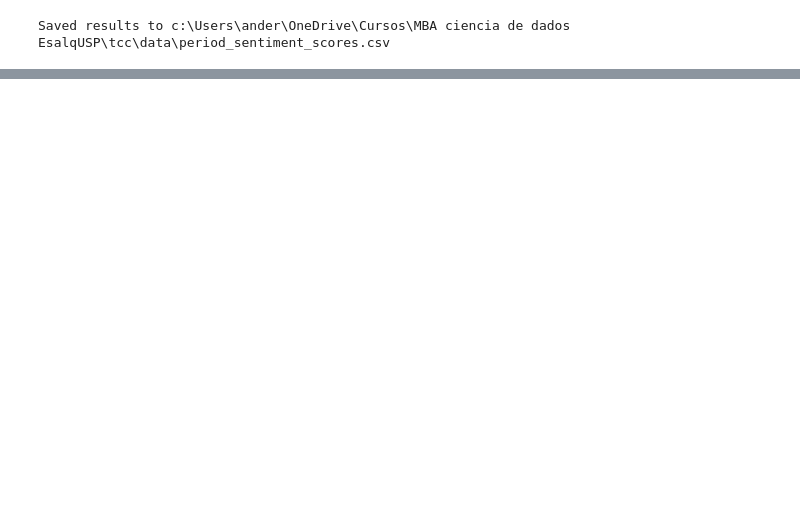
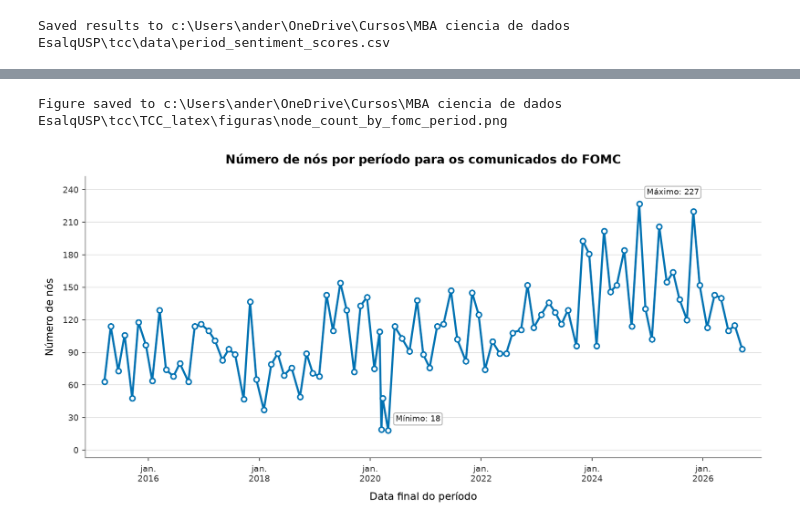
Before and after one commit to andertbrin/tcc_mba_usp_esalq, a Jupyter notebook: app/3. create_graph.ipynb, the cells around one changed output, grey strips where cells are left out. Saved outputs shown, nothing was run; the diff lists cells and outputs as text; code cells hidden in the pictures; blank space fills up the shorter version.

```diff
--- a/app/3. create_graph.ipynb
+++ b/app/3. create_graph.ipynb
@@ -696,3 +864,11 @@ all_period_sentiment_scores.to_csv(output_file, index=False)
 print(f"Saved results to {output_file}")
 # %% [output]
 Saved results to c:\Users\ander\OneDrive\Cursos\MBA ciencia de dados EsalqUSP\tcc\data\period_sentiment_scores.csv
+# %%
+import pandas as pd
+
+all_period_sentiment_scores = pd.read_csv(
+    Path(path_data) / "period_sentiment_scores.csv",
+    parse_dates=["start_date", "end_date"],
+)
+all_period_sentiment_scores.head()
@@ -699,2 +882,72 @@ Saved results to c:\Users\ander\OneDrive\Cursos\MBA ciencia de dados EsalqUSP\tc
+# %%
+import matplotlib.dates as mdates
+from matplotlib.ticker import FuncFormatter, MaxNLocator
+
+node_count_by_period = all_period_sentiment_scores.copy()
+node_count_by_period['end_date'] = pd.to_datetime(node_count_by_period['end_date'])
+node_count_by_period = node_count_by_period.sort_values('end_date')
+
+month_abbreviations = [
+    'jan.', 'fev.', 'mar.', 'abr.', 'maio', 'jun.',
+    'jul.', 'ago.', 'set.', 'out.', 'nov.', 'dez.',
+]
+
+def format_date_pt_br(value, position):
+    date = mdates.num2date(value)
+    return f'{month_abbreviations[date.month - 1]}\n{date.year}'
+
+fig, ax = plt.subplots(figsize=(11, 5.5), dpi=150)
+fig.patch.set_facecolor('white')
+ax.set_facecolor('white')
+
+ax.plot(
+    node_count_by_period['end_date'],
+    node_count_by_period['node_count'],
+    color='#0072B2',
+    linewidth=2.2,
+    marker='o',
+    markersize=5.5,
+    markerfacecolor='white',
+    markeredgewidth=1.6,
+    zorder=3,
+)
+
+for index, label in [
+    (node_count_by_period['node_count'].idxmin(), 'Mínimo'),
+    (node_count_by_period['node_count'].idxmax(), 'Máximo'),
+]:
+    period = node_count_by_period.loc[index]
+    ax.annotate(
+        f"{label}: {period['node_count']:.0f}",
+        (period['end_date'], period['node_count']),
+        xytext=(8, 10),
+        textcoords='offset points',
+        fontsize=8.5,
+        color='#1A1A1A',
+        bbox={'boxstyle': 'round,pad=0.25', 'facecolor': 'white', 'edgecolor': '#B3B3B3'},
+    )
+
+ax.set_title('Número de nós por período para os comunicados do FOMC', fontsize=13, fontweight='bold', pad=14)
+ax.set_xlabel('Data final do período', fontsize=11, labelpad=8)
+ax.set_ylabel('Número de nós', fontsize=11, labelpad=8)
+ax.xaxis.set_major_formatter(FuncFormatter(format_date_pt_br))
+ax.yaxis.set_major_locator(MaxNLocator(integer=True))
+ax.grid(axis='y', color='#D9D9D9', linewidth=0.8, alpha=0.8, zorder=0)
+ax.grid(axis='x', visible=False)
+ax.spines['top'].set_visible(False)
+ax.spines['right'].set_visible(False)
+ax.spines['left'].set_color('#808080')
+ax.spines['bottom'].set_color('#808080')
+ax.tick_params(axis='both', labelsize=9, colors='#333333')
+ax.margins(x=0.03, y=0.12)
+
+plt.tight_layout()
+figure_path = path_proj / 'TCC_latex' / 'figuras' / 'node_count_by_fomc_period.png'
+fig.savefig(figure_path, dpi=300, bbox_inches='tight', facecolor='white')
+print(f'Figure saved to {figure_path}')
+plt.show()
+# %% [output]
+Figure saved to c:\Users\ander\OneDrive\Cursos\MBA ciencia de dados EsalqUSP\tcc\TCC_latex\figuras\node_count_by_fomc_period.png
+[figure, added]
 # %%
 def analyze_sentiment_evolution(all_period_sentiment_scores, federal_funds_rate):
```
Also changed, not shown: parts of 29 cells of this notebook, 34 other files.
